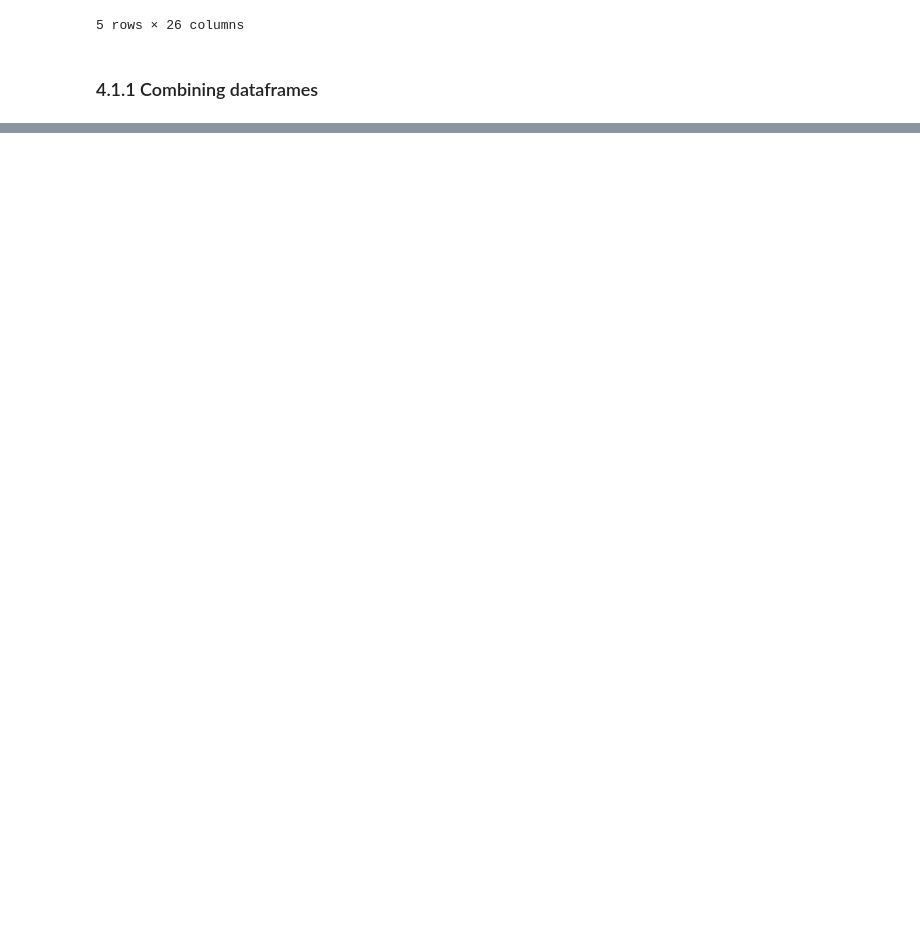
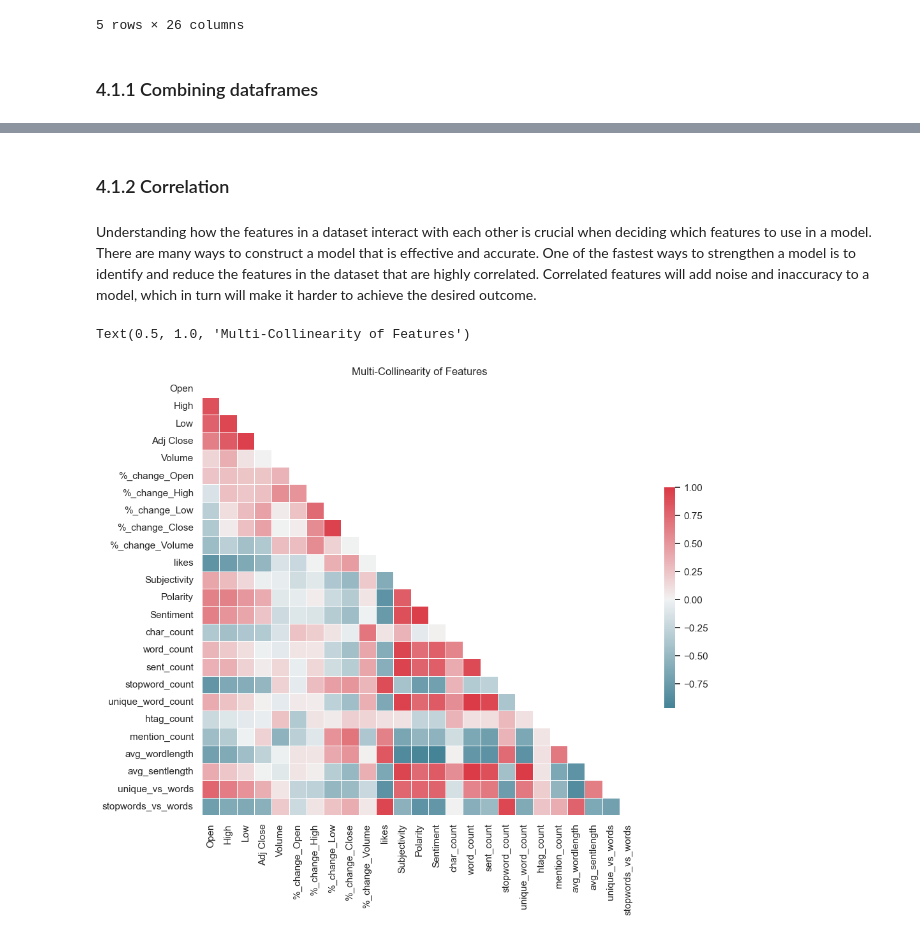
Before and after one commit to parisvu07/Springboard_Data_Science, a Jupyter notebook: Capstone_2_Twitter_Sentiment_Analysis/04_Modeling.ipynb, the cells around one changed output, grey strips where cells are left out. Saved outputs shown, nothing was run; the diff lists cells and outputs as text; code cells hidden in the pictures; blank space fills up the shorter version.

```diff
--- a/Capstone_2_Twitter_Sentiment_Analysis/04_Modeling.ipynb
+++ b/Capstone_2_Twitter_Sentiment_Analysis/04_Modeling.ipynb
@@ -40,5 +43,5 @@ eda_stock_data.head()
 # %%
 #Importing tweet data from previous notebook "03_Preprocessing_and_Training_Data"
-tweets_data = pd.read_csv('/Users/user/Documents/Springboard_Data_Science/Capstone_2_Twitter_Sentiment_Analysis/Data/03_tweets.csv', lineterminator='\n')
-tweets_data.head()
+trading_hours_tweets = pd.read_csv('/Users/user/Documents/Springboard_Data_Science/Capstone_2_Twitter_Sentiment_Analysis/Data/03_tweets_data.csv', lineterminator='\n')
+trading_hours_tweets.head()
 # %% [output]
@@ -53,0 +59,3 @@ tweets_data.head()
+# %%
+combined_tweets = trading_hours_tweets.groupby('Dates').mean()
+combined_tweets
@@ -53,0 +79,4 @@ tweets_data.head()
+# %%
+#Merging tweets with stock data. By default, merging will perform an inner join
+stock_tweets_data = pd.merge(eda_stock_data, combined_tweets, left_index=True, right_index=True)
+stock_tweets_data
@@ -53,0 +107,22 @@ tweets_data.head()
+# %% [markdown]
+### 4.1.2 Correlation
+# %% [markdown]
+Understanding how the features in a dataset interact with each other is crucial when deciding which features to use in a model. There are many ways to construct a model that is effective and accurate. One of the fastest ways to strengthen a model is to identify and reduce the features in the dataset that are highly correlated. Correlated features will add noise and inaccuracy to a model, which in turn will make it harder to achieve the desired outcome.
+# %%
+sns.set(style="white")
+# Create a covariance matrix
+corr = stock_tweets_data.corr()
+# Creating a mask the size of our covariance matrix
+mask = np.zeros_like(corr, dtype=bool)
+mask[np.triu_indices_from(mask)] = True
+# Set up the matplotlib figure
+f, ax = plt.subplots(figsize=(11,9))
+# Generate a custom diverging colormap
+cmap = sns.diverging_palette(220,10,as_cmap=True)
+# Draw the heatmap with the mask and correct aspect ratio
+sns.heatmap(corr,mask=mask,cmap=cmap,vmax=1,center=0,square=True,
+            linewidth=.5, cbar_kws={'shrink': .5})
+ax.set_title('Multi-Collinearity of Features')
+# %% [output]
+Text(0.5, 1.0, 'Multi-Collinearity of Features')
+[figure, added]
```
Also changed, not shown: parts of 8 cells of this notebook, 2 other files.
